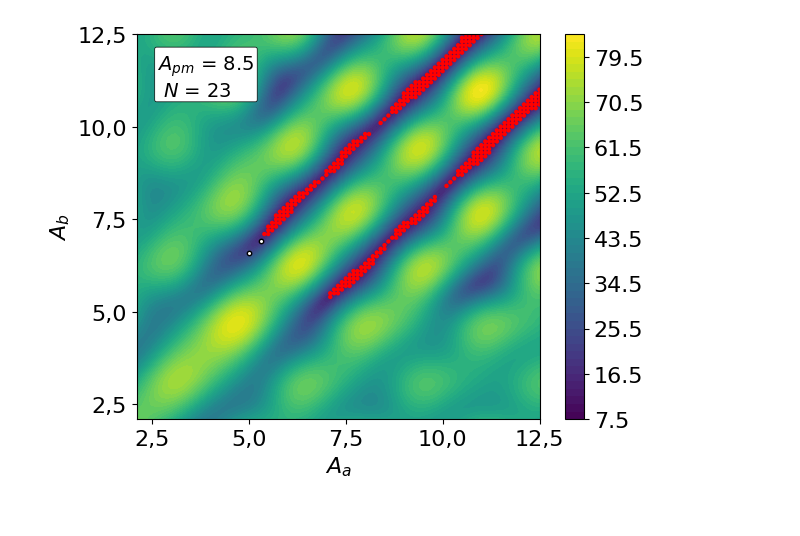
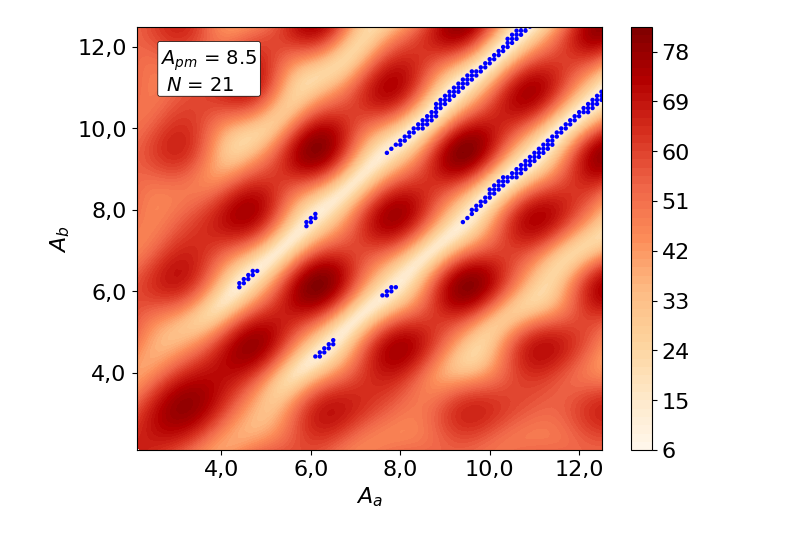
Before and after one commit to khipucode/phd_data_and_codes, a Jupyter notebook: 4_3_3_heatmaps_PM_MZM_analise_N_19_21_23_comp_experimetal.ipynb, the cells around one changed output. Drawn from its saved outputs; the diff is of its cells as text; code cells hidden in the pictures.

```diff
--- a/4_3_3_heatmaps_PM_MZM_analise_N_19_21_23_comp_experimetal.ipynb
+++ b/4_3_3_heatmaps_PM_MZM_analise_N_19_21_23_comp_experimetal.ipynb
@@ -18,20 +18,21 @@ def format_comma(x, pos):
 
 
 # dados gerado para Apm = 1.9, Aa, Ab  = 5.5 a 17 quando N = 15 linhs foram comparadas
-url_n15 = 'https://raw.githubusercontent.com/khipucode/phd_data_and_codes/main/dados/Data_4_3_3_all_values_PM_MZM_N_23_Apm_8.5_Ax_2_1_12_5.csv'
-#url_n15 = 'https://raw.githubusercontent.com/khipucode/phd_data_and_codes/main/dados/Data_4_3_3_all_values_PM_MZM_N_21_Apm_8.5_Ax_2_1_12_5.csv'
+
+url_n15 = 'https://raw.githubusercontent.com/khipucode/phd_data_and_codes/main/dados/Data_4_3_3_all_values_PM_MZM_N_21_Apm_8.5_Ax_2_1_12_5.csv'
+#url_n15 = 'https://raw.githubusercontent.com/khipucode/phd_data_and_codes/main/dados/Data_4_3_3_all_values_PM_MZM_N_19_Apm_8.5_Ax_2_1_12_5.csv'
 
 # Valores específicos
 Apm_value = 8.5
-CV = 16  # CV superior
-N_used = 23
+CV = 12.6  # CV superior PARA AV<2 CV 12.6
+N_used = 21
 
 
-color_cmap ='viridis' #'OrRd'  # cor do mapa verdecito 'viridis'
-point_color = 'red'  # cor dos pontos 'blue'
+color_cmap = 'OrRd' #'viridis'#'OrRd' #'viridis' #  # cor do mapa verdecito 'viridis'
+point_color = 'blue' # 'red'  # cor dos pontos
 
 dfN15 = pd.read_csv(url_n15)
-print('tamanho de amostras do df', len(dfN15))
+print('Tamanho total de amostras do completo:', len(dfN15))
 
 
 # Configurações de estilo
@@ -55,11 +56,12 @@ d_unique = np.linspace(subset['D'].min(), subset['D'].max(), len(subset['D'].uni
 c_grid, d_grid = np.meshgrid(c_unique, d_unique)
 
 # Interpola os valores de 'E' para a grade criada
+#e_grid = griddata((subset['C'], subset['D']), subset['F'], (c_grid, d_grid), method='cubic')  # usado para mapa de calor de AV
 e_grid = griddata((subset['C'], subset['D']), subset['E'], (c_grid, d_grid), method='cubic')
 
 # Cria o gráfico de contorno
 plt.rcParams.update({'font.size': h_let})
-plt.figure(figsize=(6.5, 5))
+plt.figure(figsize=(7.5, 5.5))
 contour = plt.contourf(c_grid, d_grid, e_grid, levels=50, cmap= color_cmap) # cmap='viridis')
 plt.colorbar(contour)
 
@@ -73,6 +75,7 @@ plt.ylabel('$A_b$')
 
 # Filtrar pontos onde 'E' é menor que CV e plotá-los
 low_e_points = subset[subset['E'] < CV]
+print(f'Tamanho de amostras para CV<{CV}:', len(low_e_points))
 #plt.scatter(low_e_points['C'], low_e_points['D'], color='red', label=f'E < {CV}')
 #plt.scatter(low_e_points['C'], low_e_points['D'], color='red', s=20, edgecolors='black', label=f'E < {CV}')  # 's' é o tamanho do marcador
 plt.scatter(low_e_points['C'], low_e_points['D'], color = point_color, s=10, edgecolors='none', label=f'E <= {CV}')  # Sem bordas nos marcadores
@@ -84,22 +87,64 @@ plt.annotate(f'$A_{{pm}}$ = {Apm_value} \n $N$ = {N_used}', xy=(0.05, 0.95), xyc
 # Acessar o objeto de eixos atual
 ax = plt.gca()
 # Configurar o número de ticks
-ax.xaxis.set_major_locator(MaxNLocator(5))  # Definir 5 ticks no eixo X
-ax.yaxis.set_major_locator(MaxNLocator(5))  # Definir 6 ticks no eixo Y
+ax.xaxis.set_major_locator(MaxNLocator(6))  # Definir 5 ticks no eixo X
+ax.yaxis.set_major_locator(MaxNLocator(6))  # Definir 6 ticks no eixo Y
 
 
-# Aa1 = 7.5; Ab1 = 7.5
+Aa1 = 5.3; Ab1 = 6.6
 Aa2 = 5.3; Ab2 = 6.9
 Aa3 = 5.0; Ab3 = 6.6
+Pb19a = 5.1
+Pb19b = 3.4
+Pb23a = 7.5
+Pb23b = 5.8
+Pb21a = 6.0
+Pb21b = 4.3
+
+sbol = 20
 #Aa4 = 9.07; Ab4 = 7.5
 # Marcar o ponto (4,5)
-# plt.scatter(Aa1, Ab1, color='white', s=10, edgecolors='black', zorder=5)  # 's' é o tamanho do marcador
-plt.scatter(Aa2, Ab2, color='white', s=10, edgecolors='black', zorder=5)  # 's' é o tamanho do marcador
-plt.scatter(Aa3, Ab3, color='white', s=10, edgecolors='black', zorder=5)  # 's' é o tamanho do marcador
+'''
+plt.scatter(Pb21a, Pb21b, color='yellow', s=sbol, edgecolors='black', zorder=5, label= 'p')  # 's' é o tamanho do marcador
+plt.scatter(Pb21b, Pb21a, color='yellow', s=sbol, edgecolors='black', zorder=5, label= 'p')  # 's' é o tamanho do marcador
+plt.scatter(Pb19a, Pb19b, color='yellow', s=sbol, edgecolors='black', zorder=5, label= 'p')  # 's' é o tamanho do marcador
+#plt.text(Pb19a, Pb19b, 'Pb19', color='white', ha='left', va='top')
+plt.scatter(Pb23a, Pb23b, color='yellow', s=sbol, edgecolors='black', zorder=5)  # 's' é o tamanho do marcador
+#plt.text(Pb23a, Pb23b, 'Pb23', color='white', ha='left', va='top')
+plt.scatter(Pb19b, Pb19a, color='yellow', s=sbol, edgecolors='black', zorder=5)  # 's' é o tamanho do marcador
+plt.scatter(Pb23b, Pb23a, color='yellow', s=sbol, edgecolors='black', zorder=5)  # 's' é o tamanho do marcador
+
+
+plt.scatter(Aa1, Ab1, color='yellow', s=sbol, edgecolors='black', zorder=5)  # 's' é o tamanho do marcador
+plt.scatter(Aa2, Ab2, color='yellow', s=sbol, edgecolors='black', zorder=5)  # 's' é o tamanho do marcador
+plt.scatter(Aa3, Ab3, color='yellow', s=sbol, edgecolors='black', zorder=5)  # 's' é o tamanho do marcador
 #plt.scatter(Aa4, Ab4, color='white', s=25, edgecolors='black', zorder=5)  # 's' é o tamanho do marcador
-
 # Adicionando legenda
 #plt.legend()
+'''
+plt.show()
 
-plt.show()
+print('P0   :', Aa1, Ab1)
+print('P1   :', Aa2, Ab2)
+print('P2   :', Aa3, Ab3)
+print('Pb19 :', Pb19a, Pb19b)
+print('Pb23 :', Pb23a, Pb23b)
+print('Pb21 :', Pb21a, Pb21b)
+
+print('\n')
+
+# DataFrame para encontrar as minimas potencias PbN
+df = low_e_points
+# Calculando o índice do ponto em 'D' mais próximo de 0
+idx1 = (df['D'] - 0).abs().idxmin()
+idx2 = (df['C'] - 0).abs().idxmin()
+# Extraindo os valores de 'C' e 'D' para esse índice
+PbN_a = df.loc[idx1, 'C']
+PbN_b = df.loc[idx1, 'D']
+
+PbN_a_ = df.loc[idx2, 'C']
+PbN_b_ = df.loc[idx2, 'D']
+
+print(f"Pb{N_used}a = {PbN_a} \nPb{N_used}b = {PbN_b}")
+print(f"Pb{N_used}a*= {PbN_a_} \nPb{N_used}b*= {PbN_b_}")
 # %% [output]
@@ -107,4 +153,4 @@ tamanho de amostras do df 22049
-[figure, old version]
+[figure, new version]
 # %%
 # Valores específicos para B e C que você deseja usar para encontrar o valor correspondente em D
 Aa = 3.2  # Substitua por seu valor específico
```
Also changed, not shown: parts of 7 cells of this notebook.
